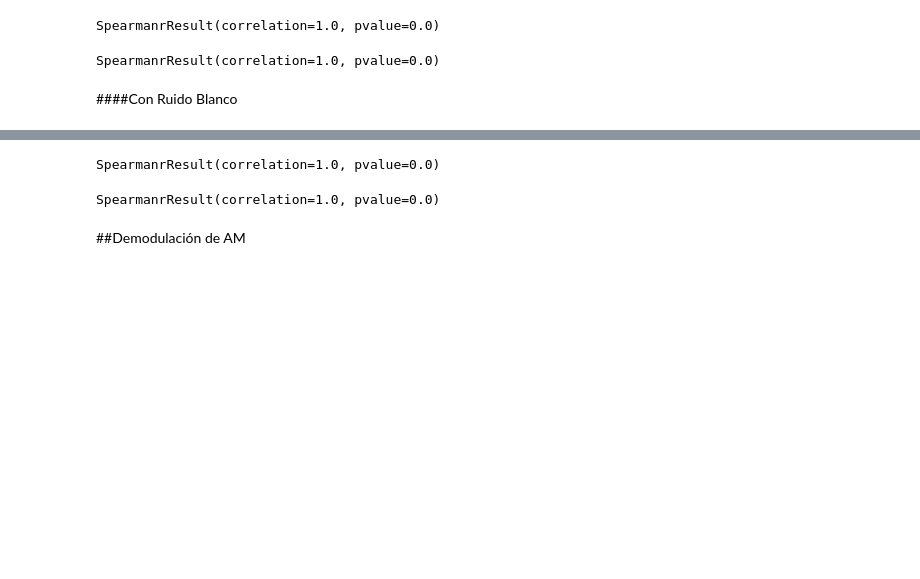
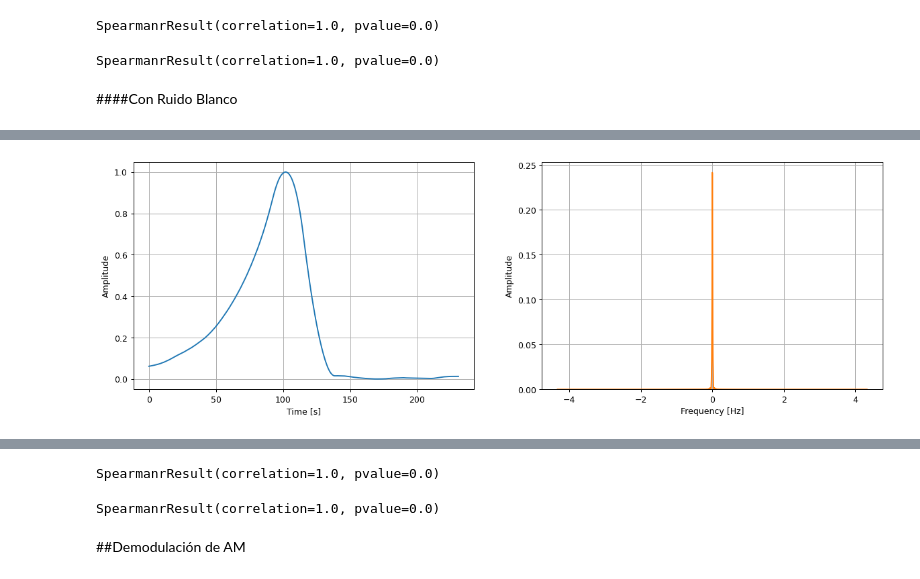
Before and after one commit to Juanchp00/Teor-a-de-se-ales, a Jupyter notebook: Teoría_de_señales_ultima_modificación.ipynb, the cells around one changed output, grey strips where cells are left out. Saved outputs shown, nothing was run; the diff lists cells and outputs as text; code cells hidden in the pictures; blank space fills up the shorter version.

```diff
--- a/Teoría_de_señales_ultima_modificación.ipynb
+++ b/Teoría_de_señales_ultima_modificación.ipynb
@@ -745,3 +745,7 @@ plt.grid()
+# %%
+fft_plot(t,cn)
+# %% [output]
+[figure, added]
 # %%
 #Indice correlación
 import scipy.stats
```
Also changed, not shown: parts of 18 cells of this notebook.
